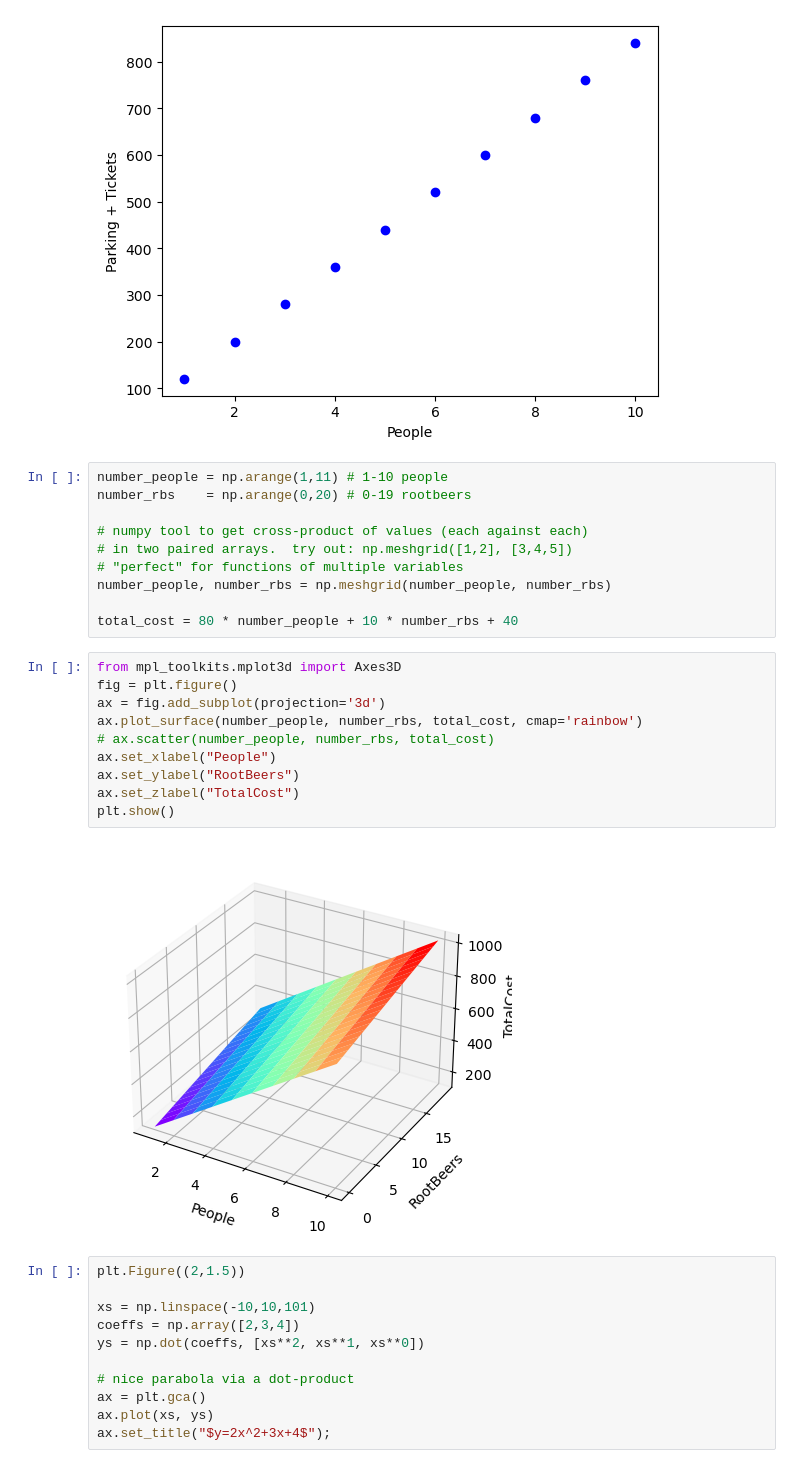
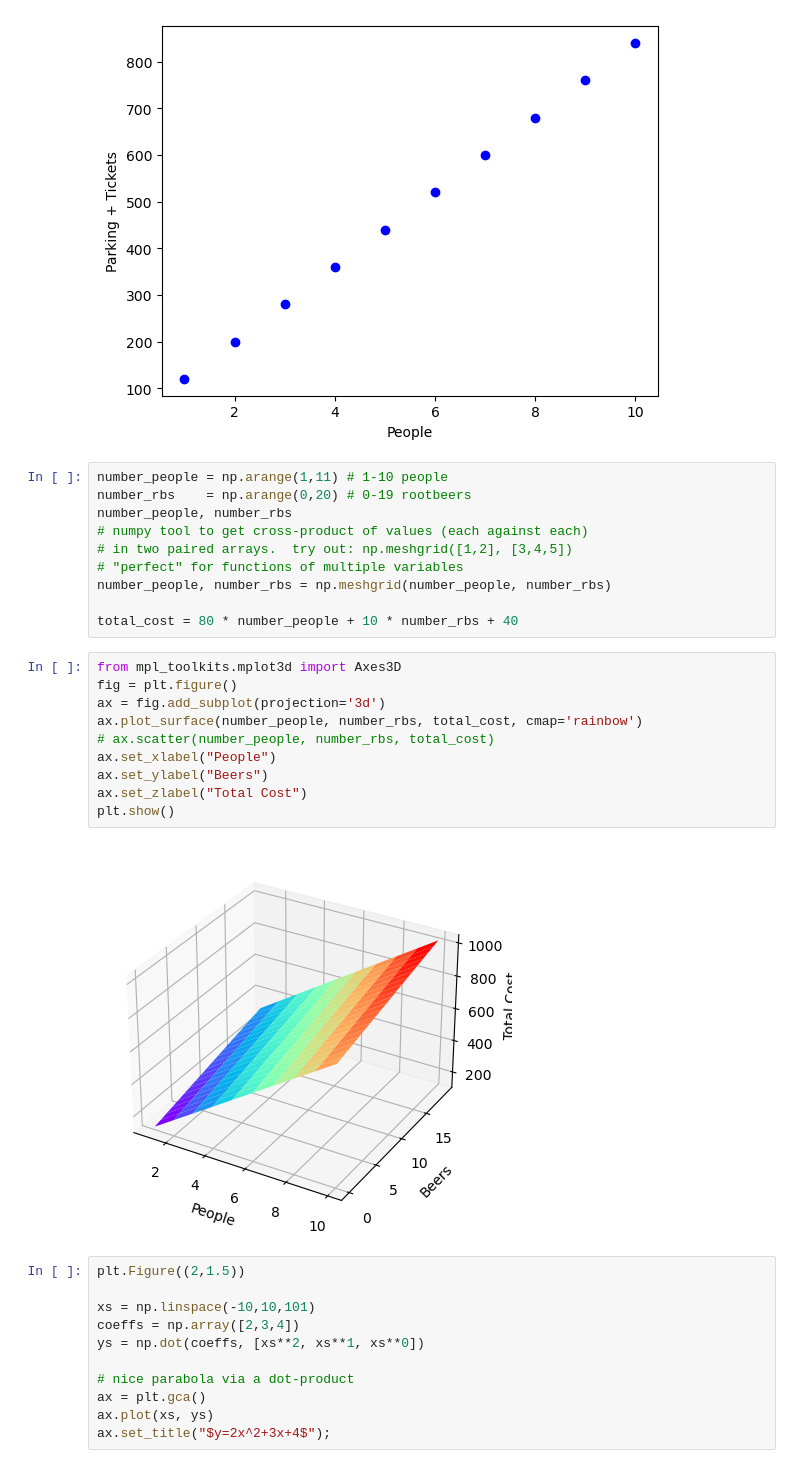
Before and after one commit to yangsj6/FIN311, a Jupyter notebook: L2.ipynb, the cells around one changed output. Drawn from its saved outputs; the diff is of its cells as text.

```diff
--- a/L2.ipynb
+++ b/L2.ipynb
@@ -197,7 +185,7 @@ ax.set_xlabel("People");
 # %%
 number_people = np.arange(1,11) # 1-10 people
 number_rbs    = np.arange(0,20) # 0-19 rootbeers
-
+number_people, number_rbs
 # numpy tool to get cross-product of values (each against each)
 # in two paired arrays.  try out: np.meshgrid([1,2], [3,4,5])
 # "perfect" for functions of multiple variables
@@ -207,15 +195,15 @@ total_cost = 80 * number_people + 10 * number_rbs + 40
 # %%
 from mpl_toolkits.mplot3d import Axes3D
 fig = plt.figure()
 ax = fig.add_subplot(projection='3d')
 ax.plot_surface(number_people, number_rbs, total_cost, cmap='rainbow')
 # ax.scatter(number_people, number_rbs, total_cost)
 ax.set_xlabel("People")
-ax.set_ylabel("RootBeers")
-ax.set_zlabel("TotalCost")
+ax.set_ylabel("Beers")
+ax.set_zlabel("Total Cost")
 plt.show()
 # %% [output]
-[figure, old version]
+[figure, new version]
 # %%
 plt.Figure((2,1.5))
 
```
Also changed, not shown: parts of 4 cells of this notebook.
